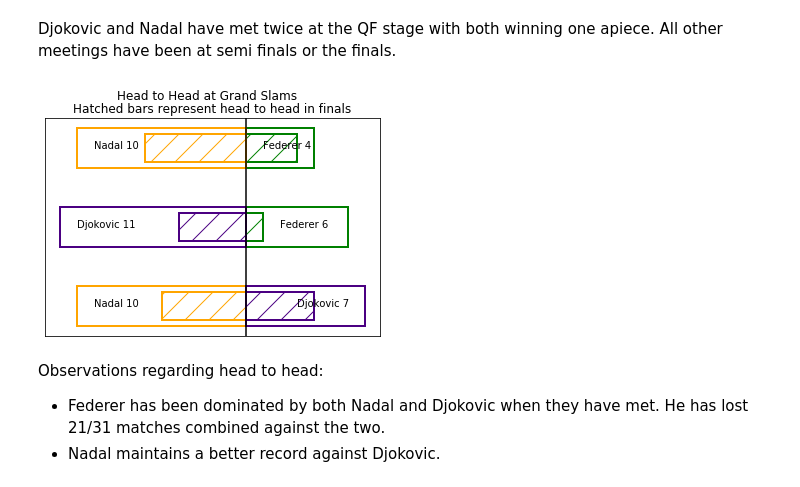
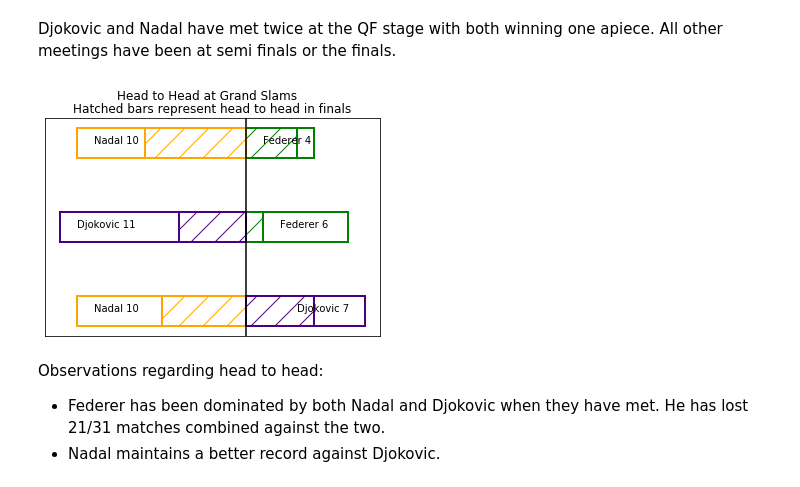
Before and after one commit to ppai22/exploratory-data-analyses, a Jupyter notebook: Tennis/Tennis_GOATs.ipynb, the cells around one changed output. Cells and saved outputs as stored; diff of their text form; code cells hidden in the pictures.

Commit message:
Updated data

```diff
--- a/Tennis/Tennis_GOATs.ipynb
+++ b/Tennis/Tennis_GOATs.ipynb
@@ -608,39 +612,39 @@ rafanole_data_djoker
 # %% [markdown]
 Djokovic and Nadal have met twice at the QF stage with both winning one apiece. All other meetings have been at semi finals or the finals.
 # %%
-plt.barh(3, len(fedal_data_fed), 0.5, color="white", edgecolor="green", linewidth=2)
+plt.barh(3, len(fedal_data_fed), 0.35, color="white", edgecolor="green", linewidth=2)
 plt.barh(3, len(fedal_data_fed[fedal_data_fed["round"] == "F"]), 0.35, hatch="/", color="white", edgecolor="green", linewidth=2)
 plt.annotate(f"Federer {len(fedal_data_fed)}", xy=(len(fedal_data_fed), 3), xytext=(len(fedal_data_fed)-3, 3), color="black")
-plt.barh(3, -len(fedal_data_rafa), 0.5, color="white", edgecolor="orange", linewidth=2)
+plt.barh(3, -len(fedal_data_rafa), 0.35, color="white", edgecolor="orange", linewidth=2)
 plt.barh(3, -len(fedal_data_rafa[fedal_data_rafa["round"] == "F"]), 0.35, hatch="/", color="white", edgecolor="orange", linewidth=2)
 plt.annotate(f"Nadal {len(fedal_data_rafa)}", xy=(-len(fedal_data_rafa), 3), xytext=(-len(fedal_data_rafa)+1, 3), color="black")
 
-plt.barh(2, len(fednole_data_fed), 0.5, color="white", edgecolor="green", linewidth=2)
+plt.barh(2, len(fednole_data_fed), 0.35, color="white", edgecolor="green", linewidth=2)
 plt.barh(2, len(fednole_data_fed[fednole_data_fed["round"] == "F"]), 0.35, hatch="/", color="white", edgecolor="green", linewidth=2)
 plt.annotate(f"Federer {len(fednole_data_fed)}", xy=(len(fednole_data_fed), 2), xytext=(len(fednole_data_fed)-4, 2), color="black")
-plt.barh(2, -len(fednole_data_djoker), 0.5, color="white", edgecolor="indigo", linewidth=2)
+plt.barh(2, -len(fednole_data_djoker), 0.35, color="white", edgecolor="indigo", linewidth=2)
 plt.barh(2, -len(fednole_data_djoker[fednole_data_djoker["round"] == "F"]), 0.35, hatch="/", color="white", edgecolor="indigo", linewidth=2)
 plt.annotate(f"Djokovic {len(fednole_data_djoker)}", xy=(-len(fednole_data_djoker), 2), xytext=(-len(fednole_data_djoker)+1, 2), color="black")
 
 
-plt.barh(1, -len(rafanole_data_rafa), 0.5, color="white", edgecolor="orange", linewidth=2)
+plt.barh(1, -len(rafanole_data_rafa), 0.35, color="white", edgecolor="orange", linewidth=2)
 plt.barh(1, -len(rafanole_data_rafa[rafanole_data_rafa["round"] == "F"]), 0.35, hatch="/", color="white", edgecolor="orange", linewidth=2)
 plt.annotate(f"Nadal {len(rafanole_data_rafa)}", xy=(-len(rafanole_data_rafa), 1), xytext=(-len(rafanole_data_rafa)+1, 1), color="black")
-plt.barh(1, len(rafanole_data_djoker), 0.5, color="white", edgecolor="indigo", linewidth=2)
+plt.barh(1, len(rafanole_data_djoker), 0.35, color="white", edgecolor="indigo", linewidth=2)
 plt.barh(1, len(rafanole_data_djoker[rafanole_data_djoker["round"] == "F"]), 0.35, hatch="/", color="white", edgecolor="indigo", linewidth=2)
 plt.annotate(f"Djokovic {len(rafanole_data_djoker)}", xy=(len(rafanole_data_djoker), 1), xytext=(len(rafanole_data_djoker)-4, 1), color="black")
 
 plt.axvline(x=0, color="black")
 
 plt.suptitle("Head to Head at Grand Slams")
 plt.title("Hatched bars represent head to head in finals")
 
 plt.tick_params(left = False, right = False , labelleft = False ,
                 labelbottom = False, bottom = False)
 
 plt.show()
 # %% [output]
-[figure, old version]
+[figure, new version]
 # %% [markdown]
 Observations regarding head to head:
 - Federer has been dominated by both Nadal and Djokovic when they have met. He has lost 21/31 matches combined against the two.
```
Also changed, not shown: parts of 20 cells of this notebook.
